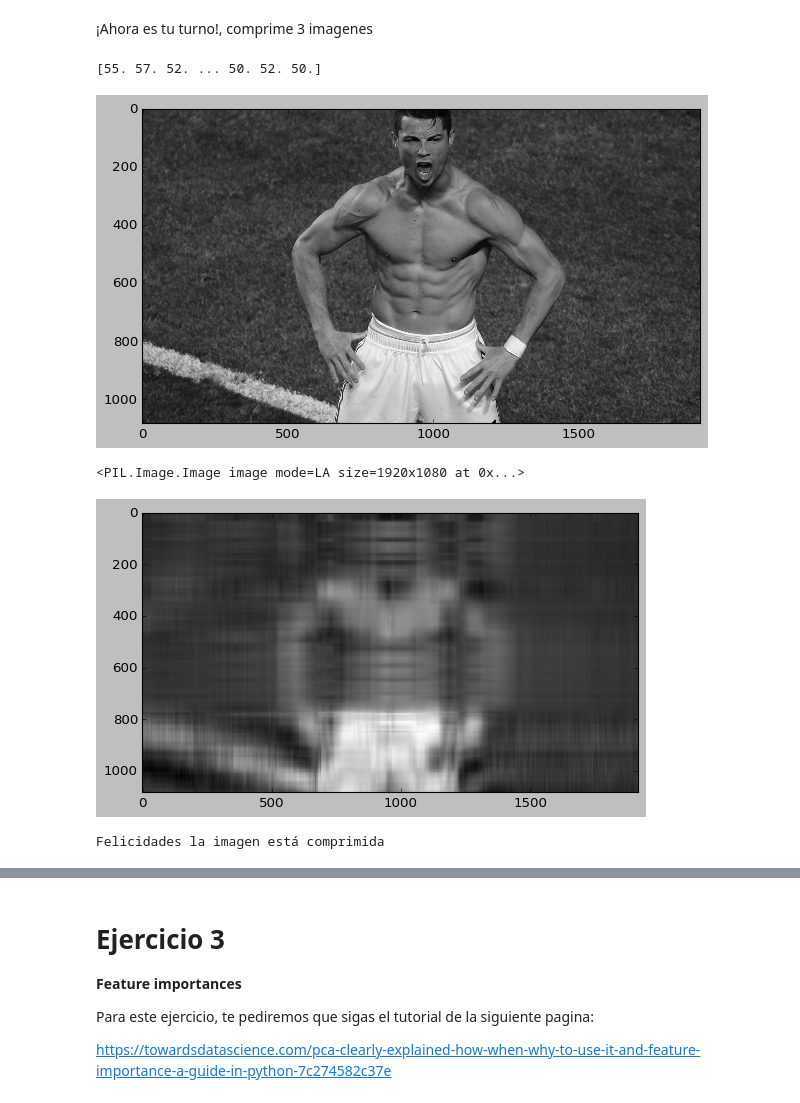
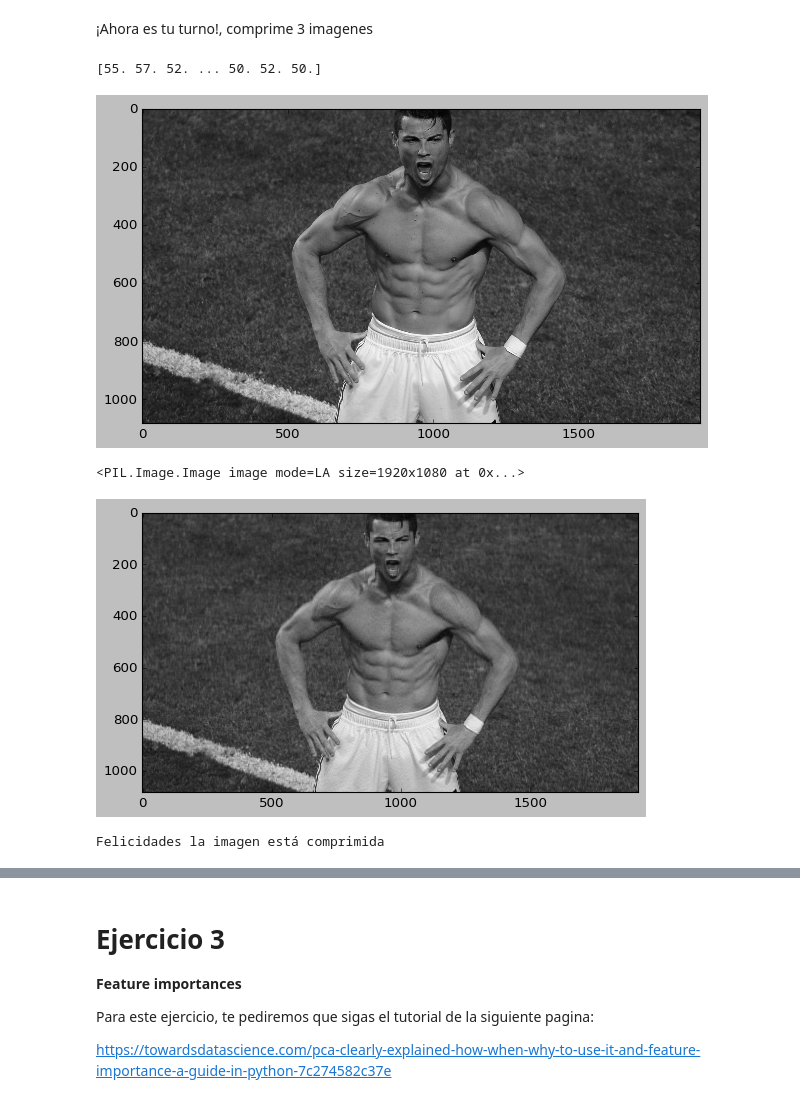
Before and after one commit to PosgradoMNA/actividades-de-aprendizaje-A01373377, a Jupyter notebook: Reduccion_dimensiones.ipynb, the cells around one changed output, grey strips where cells are left out. Saved outputs shown, nothing was run; the diff lists cells and outputs as text; code cells hidden in the pictures.

```diff
--- a/Reduccion_dimensiones.ipynb
+++ b/Reduccion_dimensiones.ipynb
@@ -316,37 +316,37 @@ Felicidades la imagen está comprimida
 # %%
 #imagen 1
 plt.style.use('classic')
 img = Image.open(urllib.request.urlopen('https://www.the-sun.com/wp-content/uploads/sites/6/2022/01/NINTCHDBPICT000283898937.jpg?strip=all&quality=100&w=1920&h=1080&crop=1')).convert('LA')
-#img = Image.open('lucy.jpg')
-imggray = img.convert('LA')
+
+imggray = img.convert('LA') #Modifiqué el string 'LA' para ver si pasaba algo y lo que paso es que no corrio
 imgmat = np.array(list(imggray.getdata(band=0)),float)
 
 print(imgmat)
 
 imgmat.shape = (imggray.size[1],imggray.size[0])
 
 plt.figure(figsize=(9,6))
 plt.imshow(imgmat,cmap='gray')
 plt.show()
 print(img)
 
 U,D,V = np.linalg.svd(imgmat)
 imgmat.shape
 
 U.shape
 V.shape
 
-nvalue = 5
+nvalue = 100   #en 100 se significativamente igual
 reconstimg = np.matrix(U[:,:nvalue])*np.diag(D[:nvalue])*np.matrix(V[:nvalue,:])
 
 plt.imshow(reconstimg,cmap='gray')
 plt.show()
 print("Felicidades la imagen está comprimida")
 # %% [output]
 [55. 57. 52. ... 50. 52. 50.]
 [figure]
 <PIL.Image.Image image mode=LA size=1920x1080 at 0x...>
-[figure, old version]
+[figure, new version]
 Felicidades la imagen está comprimida
 # %%
 #imagen 2
```
Also changed, not shown: parts of 2 cells of this notebook.
